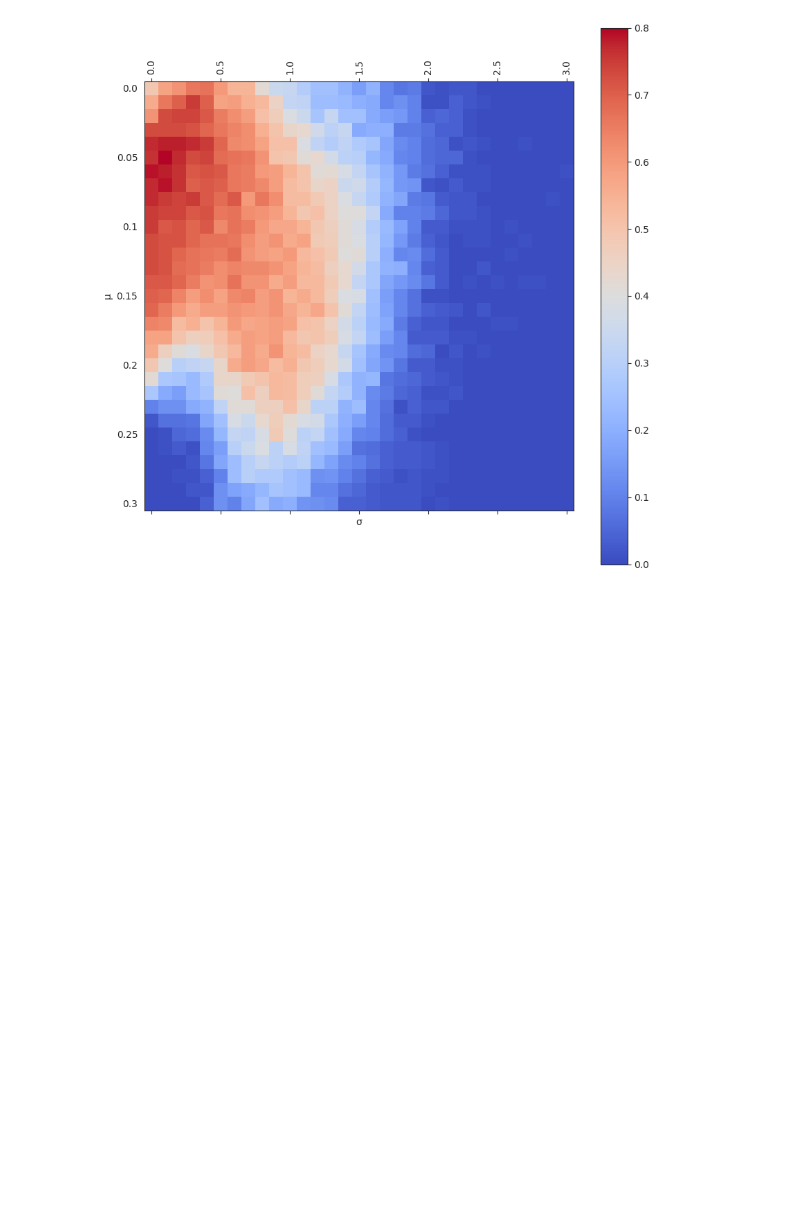
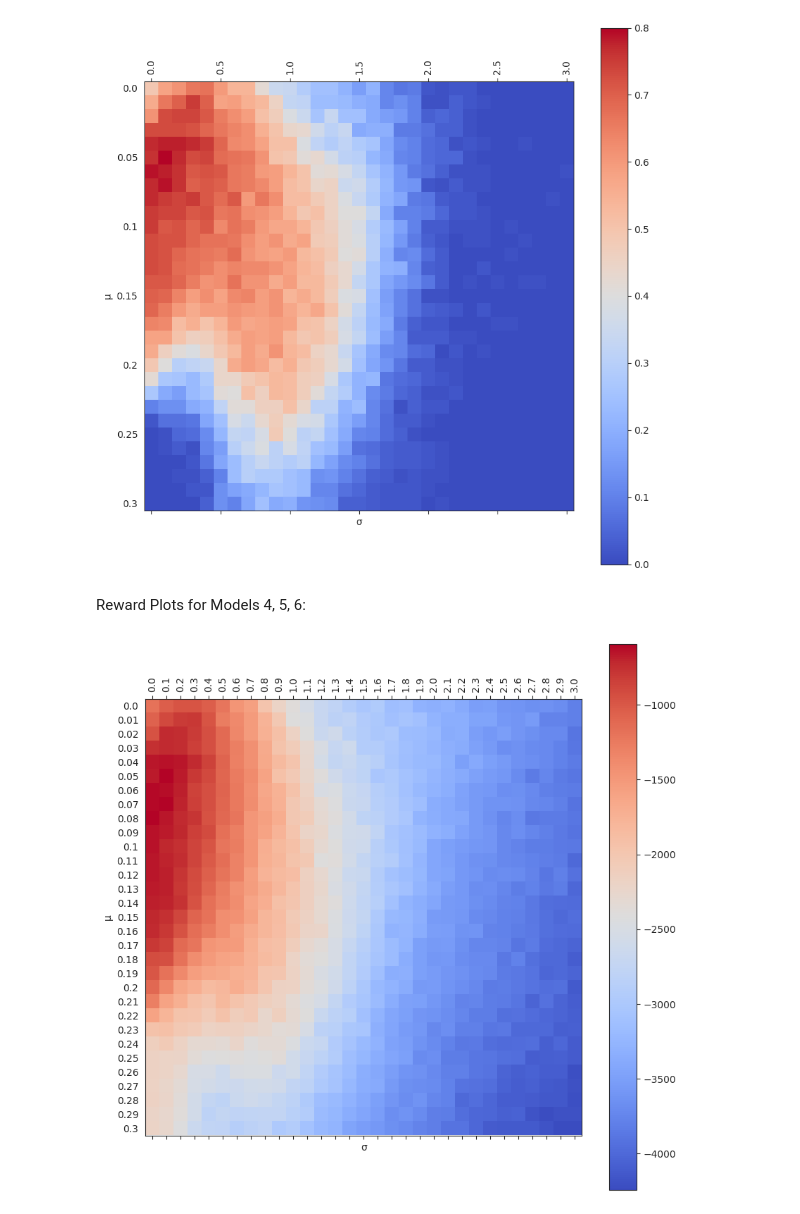
Before and after one commit to thatblueboy/DroneControl, a Jupyter notebook: visualizations/bias_variance_viz.ipynb, the cells around one changed output. Saved outputs shown, nothing was run; the diff lists cells and outputs as text; code cells hidden in the pictures; blank space fills up the shorter version.

Commit message:
reward plots

```diff
--- a/visualizations/bias_variance_viz.ipynb
+++ b/visualizations/bias_variance_viz.ipynb
@@ -128,3 +128,11 @@ plt.yticks(np.arange(0,31,5))
 plt.show()
 # %% [output]
 [figure]
+# %% [markdown]
+Reward Plots for Models 4, 5, 6:
+# %%
+analysisDataModel4 = parser.parseAnalysisData('../SBAgent/evalResults/model4/best_model.zip_eval.md_unbiased_biased.md')
+plotHeatmap(analysisDataModel4, 'Mean Reward')
+plt.show()
+# %% [output]
+[figure, added]
```
Also changed, not shown: parts of 2 cells of this notebook.
